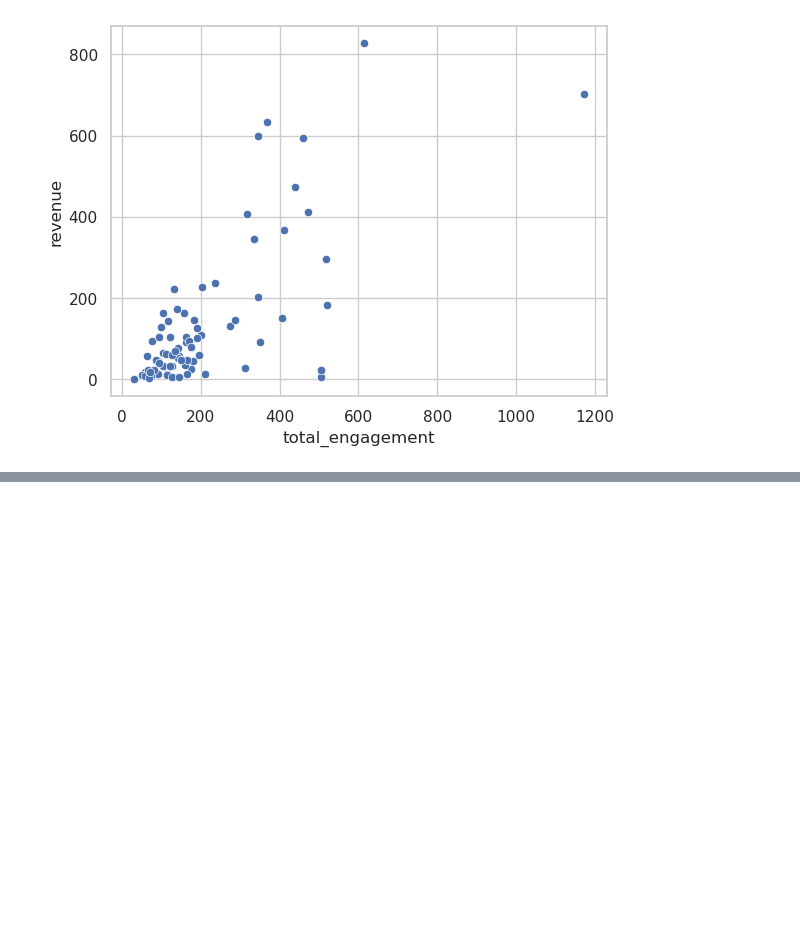
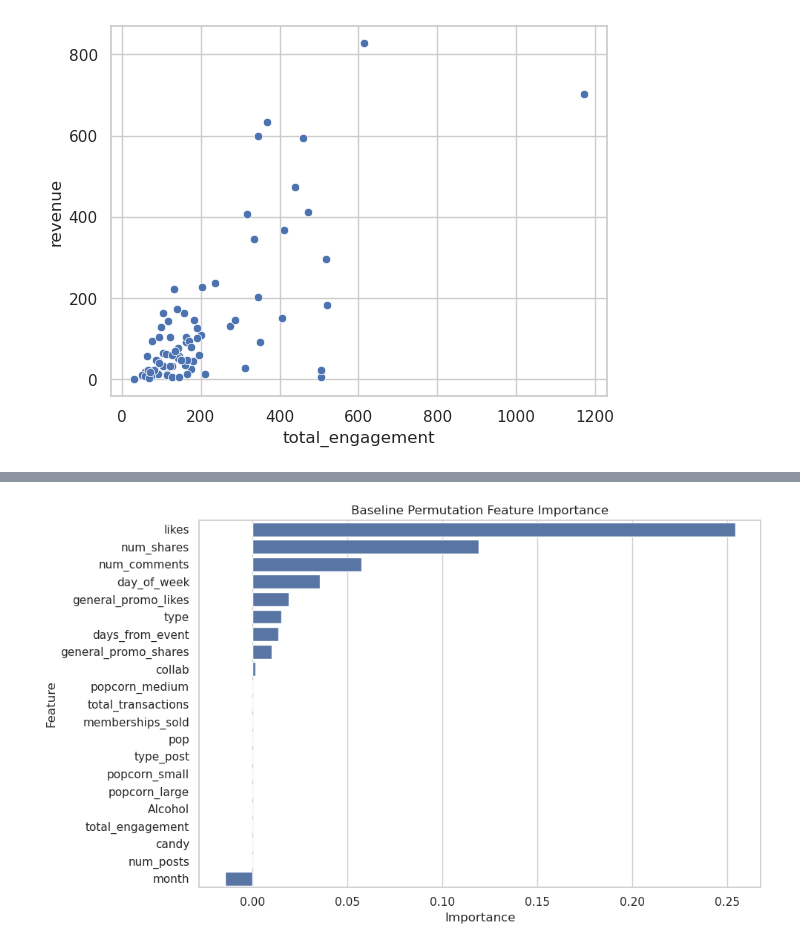
Before and after one commit to cocom250/Revenue-Prediction, a Jupyter notebook: Notebooks/revenue_pred.ipynb, the cells around one changed output, grey strips where cells are left out. Saved outputs shown, nothing was run; the diff lists cells and outputs as text; code cells hidden in the pictures; blank space fills up the shorter version.

Commit message:
Initial Models
Implemented initial models and looked at feature importance

```diff
--- a/Notebooks/revenue_pred.ipynb
+++ b/Notebooks/revenue_pred.ipynb
@@ -202,0 +174,8 @@ train_df.describe()
+# %%
+df = df.dropna(subset=["revenue"])
+
+# Target
+y = np.log1p(df["revenue"])
+
+# Features
+X = df.drop(columns=["revenue", "date"])
@@ -202,0 +214,7 @@ train_df.describe()
+# %%
+X_train, X_test, y_train, y_test = train_test_split(
+    X,
+    y,
+    test_size=0.2,
+    random_state=123
+)
@@ -202,0 +389,19 @@ train_df.describe()
+# %%
+# Feature Importances
+rf_model.fit(X_train, y_train)
+
+result = permutation_importance(
+    rf_model,
+    X_test,
+    y_test,
+    n_repeats=30,
+    random_state=123,
+    scoring="r2"
+)
+
+importance_df = pd.DataFrame({
+    "Feature": X_test.columns,
+    "Importance": result.importances_mean
+}).sort_values("Importance", ascending=False)
+
+importance_df
@@ -202,0 +426,12 @@ train_df.describe()
+# %%
+plt.figure(figsize=(10, 6))
+sns.barplot(
+    data=importance_df,
+    x="Importance",
+    y="Feature"
+)
+plt.title("Baseline Permutation Feature Importance")
+plt.tight_layout()
+plt.show()
+# %% [output]
+[figure, added]
```
Also changed, not shown: parts of 14 cells of this notebook.
